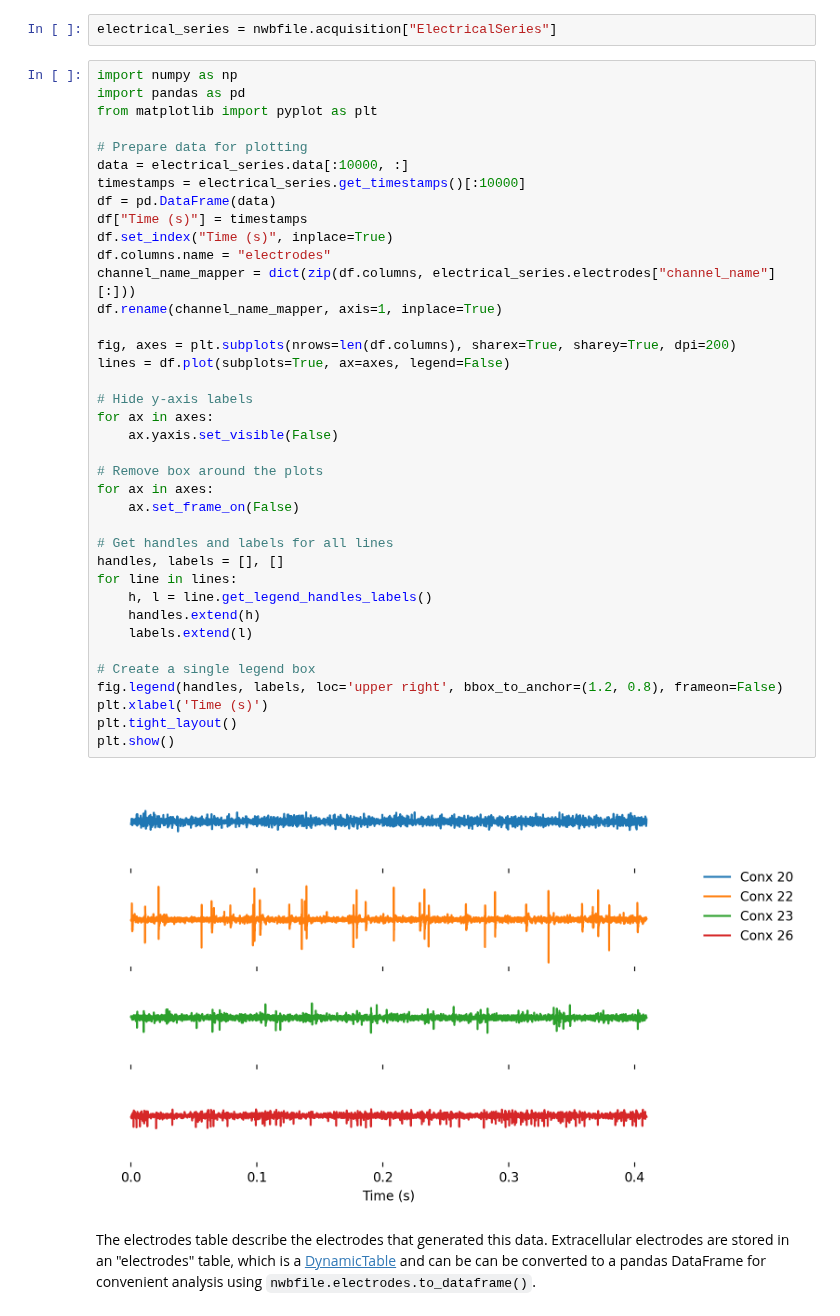
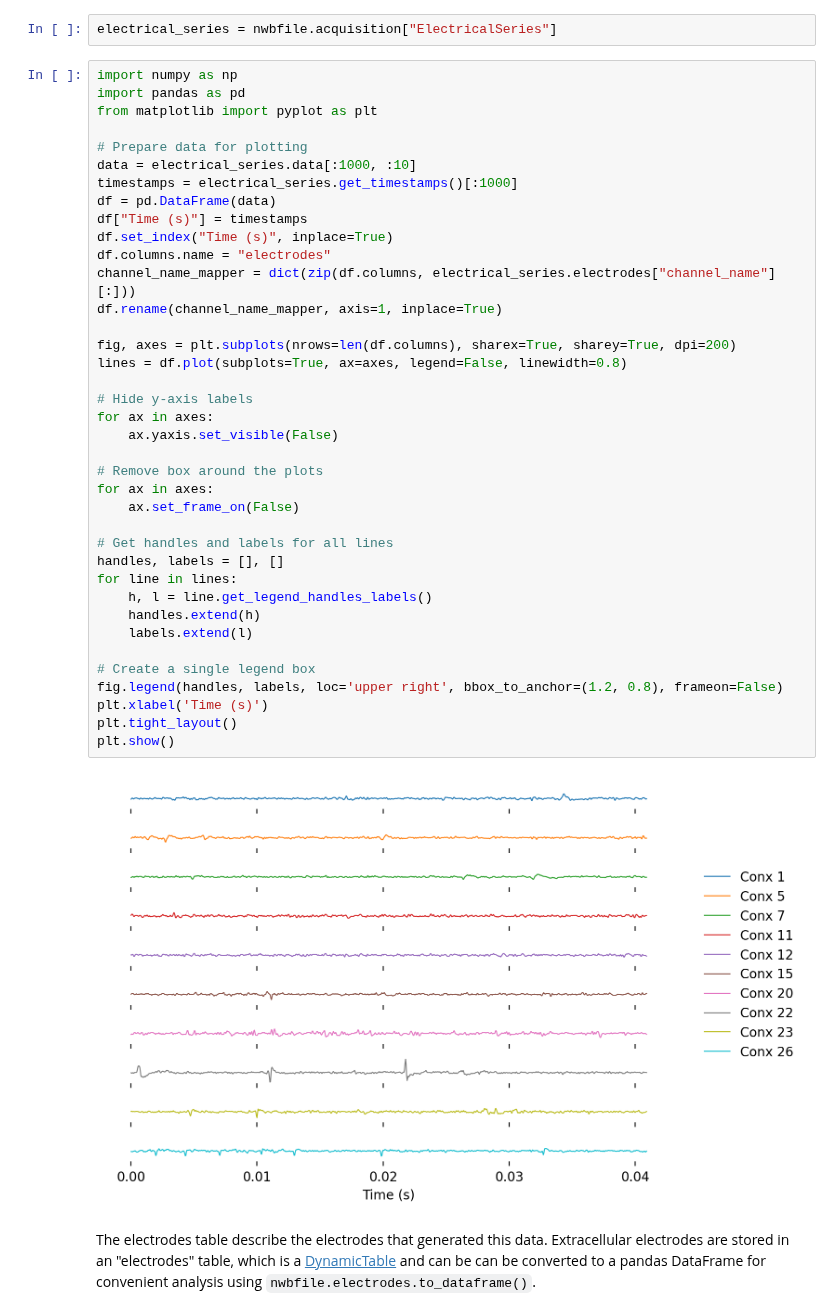
Before and after one commit to dandi/example-notebooks, a Jupyter notebook: 000947/TurnerLab/public_demo/000947_demo.ipynb, the cells around one changed output. Drawn from its saved outputs; the diff is of its cells as text.

```diff
--- a/000947/TurnerLab/public_demo/000947_demo.ipynb
+++ b/000947/TurnerLab/public_demo/000947_demo.ipynb
@@ -137,40 +136,40 @@ import pandas as pd
 from matplotlib import pyplot as plt
 
 # Prepare data for plotting
-data = electrical_series.data[:10000, :]
-timestamps = electrical_series.get_timestamps()[:10000]
+data = electrical_series.data[:1000, :10]
+timestamps = electrical_series.get_timestamps()[:1000]
 df = pd.DataFrame(data)
 df["Time (s)"] = timestamps
 df.set_index("Time (s)", inplace=True)
 df.columns.name = "electrodes"
 channel_name_mapper = dict(zip(df.columns, electrical_series.electrodes["channel_name"][:]))
 df.rename(channel_name_mapper, axis=1, inplace=True)
 
 fig, axes = plt.subplots(nrows=len(df.columns), sharex=True, sharey=True, dpi=200)
-lines = df.plot(subplots=True, ax=axes, legend=False)
+lines = df.plot(subplots=True, ax=axes, legend=False, linewidth=0.8)
 
 # Hide y-axis labels
 for ax in axes:
     ax.yaxis.set_visible(False)
 
 # Remove box around the plots
 for ax in axes:
     ax.set_frame_on(False)
 
 # Get handles and labels for all lines
 handles, labels = [], []
 for line in lines:
     h, l = line.get_legend_handles_labels()
     handles.extend(h)
     labels.extend(l)
 
 # Create a single legend box
 fig.legend(handles, labels, loc='upper right', bbox_to_anchor=(1.2, 0.8), frameon=False)
 plt.xlabel('Time (s)')
 plt.tight_layout()
 plt.show()
 # %% [output]
-[figure, old version]
+[figure, new version]
 # %% [markdown]
 The electrodes table describe the electrodes that generated this data. Extracellular electrodes are stored in an "electrodes" table, which is a [DynamicTable](https://hdmf.readthedocs.io/en/stable/hdmf.common.table.html#hdmf.common.table.DynamicTable) and can be can be converted to a pandas DataFrame for convenient analysis using `nwbfile.electrodes.to_dataframe()`.
 # %%
```
Also changed, not shown: parts of 6 cells of this notebook, 1 other file.
